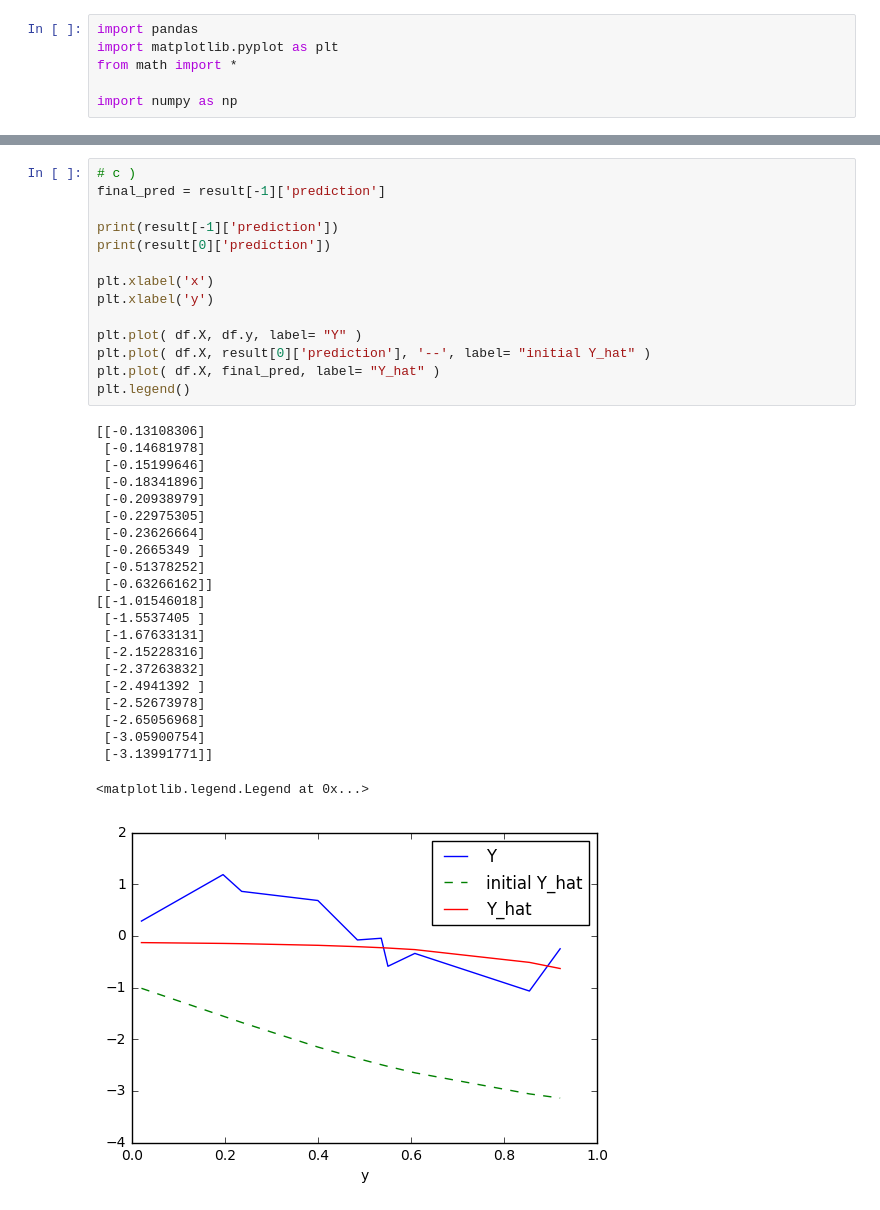
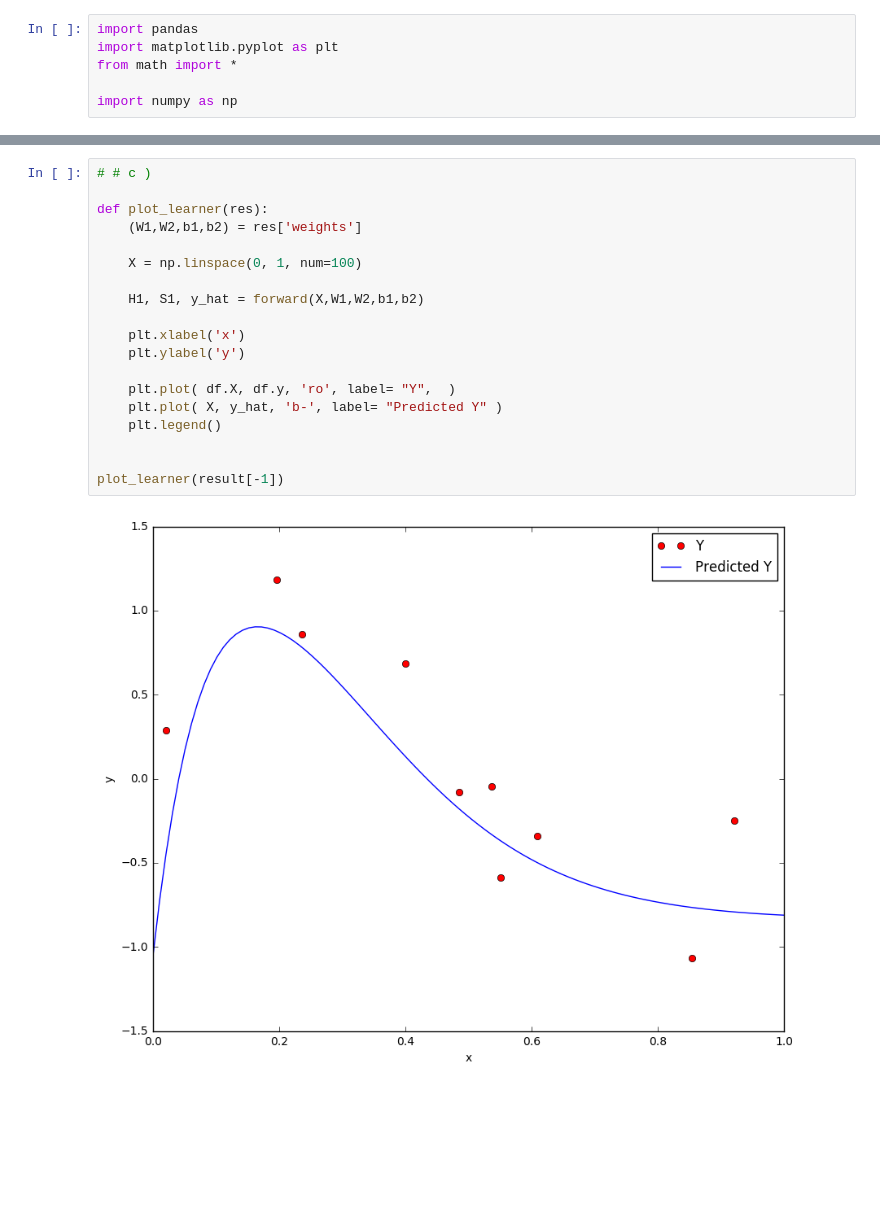
Before and after one commit to p16i/course-machine-intelligence-1, a Jupyter notebook: machine-intelligence-1-w3.ipynb, the cells around one changed output, grey strips where cells are left out. Saved outputs shown, nothing was run; the diff lists cells and outputs as text; blank space fills up the shorter version.

```diff
--- a/machine-intelligence-1-w3.ipynb
+++ b/machine-intelligence-1-w3.ipynb
@@ -145,37 +252,21 @@ plt.legend()
-# %%
-# c )
-final_pred = result[-1]['prediction']
-
-print(result[-1]['prediction'])
-print(result[0]['prediction'])
-
-plt.xlabel('x')
-plt.xlabel('y')
-
-plt.plot( df.X, df.y, label= "Y" )
-plt.plot( df.X, result[0]['prediction'], '--', label= "initial Y_hat" )
-plt.plot( df.X, final_pred, label= "Y_hat" )
-plt.legend()
-# %% [output]
-[[-0.13108306]
- [-0.14681978]
- [-0.15199646]
- [-0.18341896]
- [-0.20938979]
- [-0.22975305]
- [-0.23626664]
- [-0.2665349 ]
- [-0.51378252]
- [-0.63266162]]
-[[-1.01546018]
- [-1.5537405 ]
- [-1.67633131]
- [-2.15228316]
- [-2.37263832]
- [-2.4941392 ]
- [-2.52673978]
- [-2.65056968]
- [-3.05900754]
- [-3.13991771]]
-<matplotlib.legend.Legend at 0x...>
-[figure, removed]
+# %%
+# # c )
+
+def plot_learner(res):
+    (W1,W2,b1,b2) = res['weights']
+
+    X = np.linspace(0, 1, num=100)
+
+    H1, S1, y_hat = forward(X,W1,W2,b1,b2)
+
+    plt.xlabel('x')
+    plt.ylabel('y')
+
+    plt.plot( df.X, df.y, 'ro', label= "Y",  )
+    plt.plot( X, y_hat, 'b-', label= "Predicted Y" )
+    plt.legend()
+
+
+plot_learner(result[-1])
+# %% [output]
+[figure, added]
```
Also changed, not shown: parts of 10 cells of this notebook.
